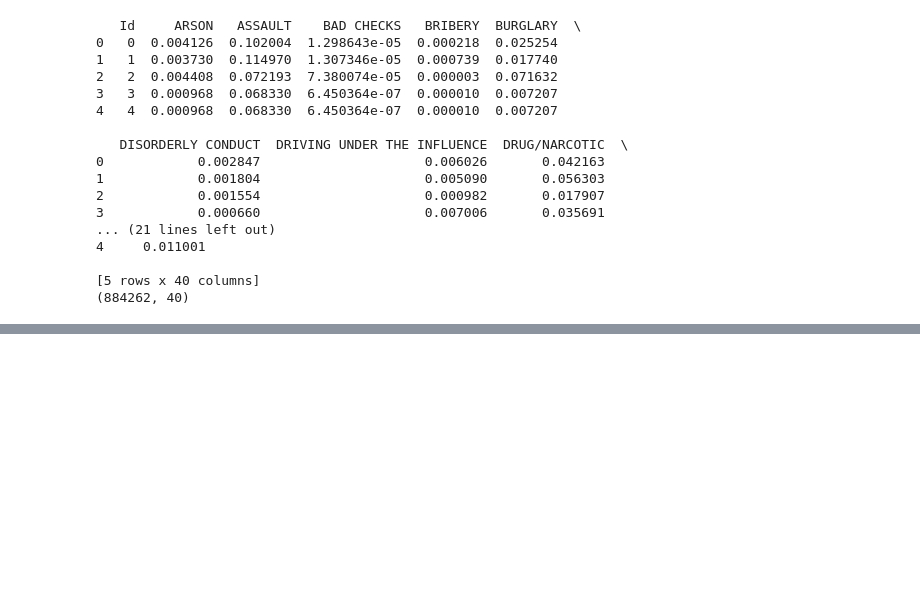
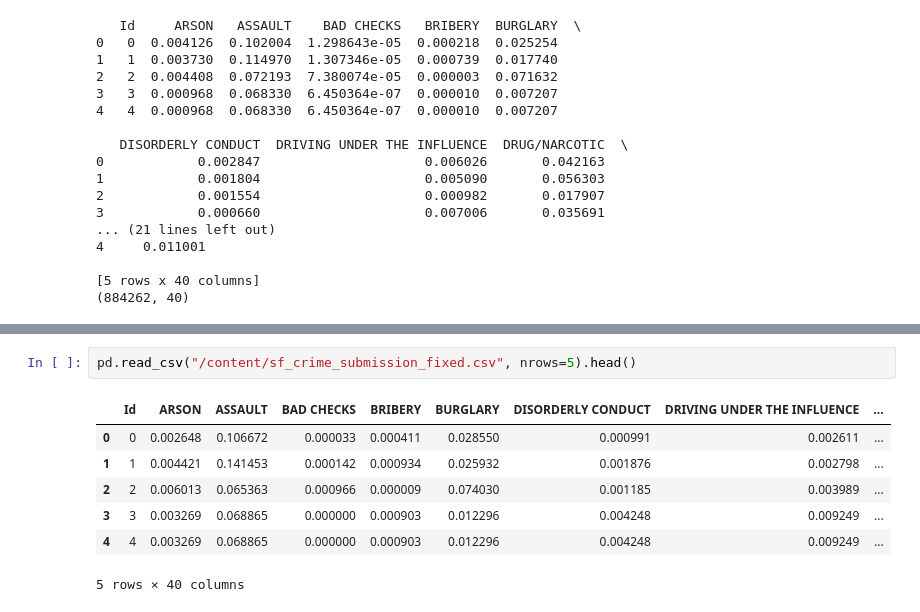
Before and after one commit to mrfeagins01/Multi-Class-Prediction-of-Obesity-Risk, a Jupyter notebook: DDS8555Assign8.ipynb, the cells around one changed output, grey strips where cells are left out. Saved outputs shown, nothing was run; the diff lists cells and outputs as text; blank space fills up the shorter version.

```diff
--- a/DDS8555Assign8.ipynb
+++ b/DDS8555Assign8.ipynb
@@ -592,0 +1014,10 @@ print(submission.shape)
+# %%
+pd.read_csv("/content/sf_crime_submission_fixed.csv", nrows=5).head()
+# %% [output]
+|  | Id | ARSON | ASSAULT | BAD CHECKS | BRIBERY | BURGLARY | DISORDERLY CONDUCT | DRIVING UNDER THE INFLUENCE | ... |
+| 0 | 0 | 0.002648 | 0.106672 | 0.000033 | 0.000411 | 0.028550 | 0.000991 | 0.002611 | ... |
+| 1 | 1 | 0.004421 | 0.141453 | 0.000142 | 0.000934 | 0.025932 | 0.001876 | 0.002798 | ... |
+| 2 | 2 | 0.006013 | 0.065363 | 0.000966 | 0.000009 | 0.074030 | 0.001185 | 0.003989 | ... |
+| 3 | 3 | 0.003269 | 0.068865 | 0.000000 | 0.000903 | 0.012296 | 0.004248 | 0.009249 | ... |
+| 4 | 4 | 0.003269 | 0.068865 | 0.000000 | 0.000903 | 0.012296 | 0.004248 | 0.009249 | ... |
+5 rows × 40 columns
```
Also changed, not shown: parts of 21 cells of this notebook.
